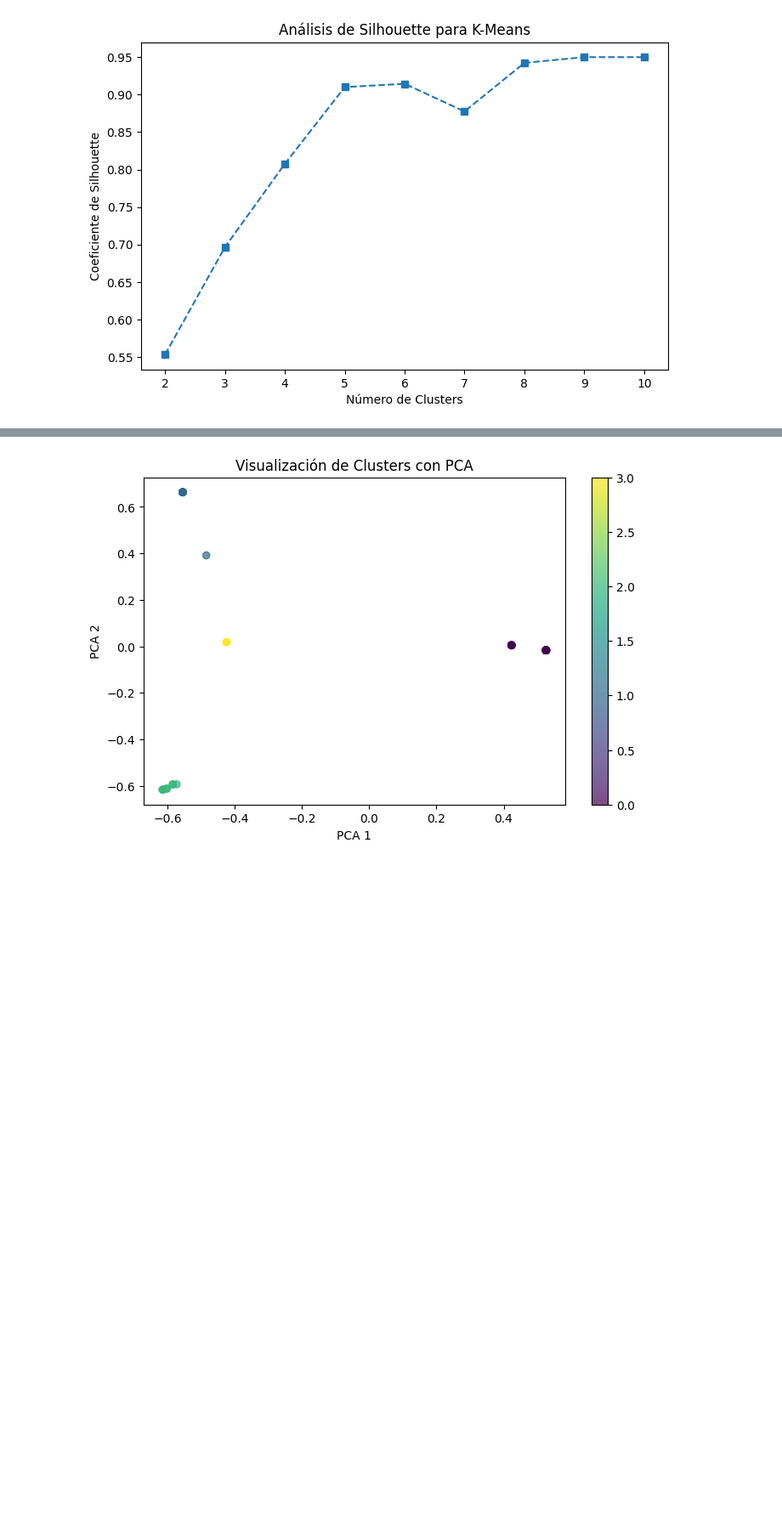
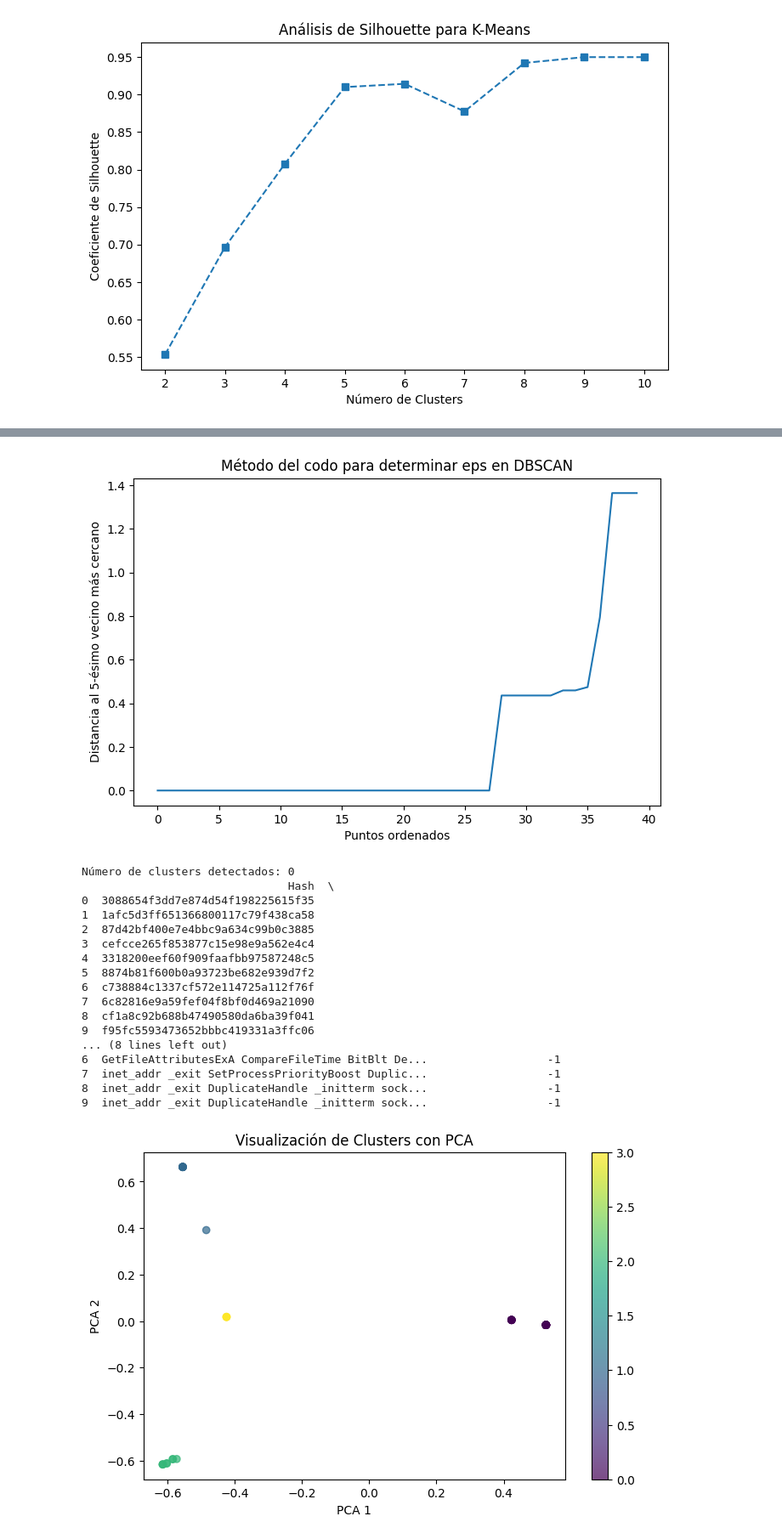
Before and after one commit to Overlord-slayer/Security_DS, a Jupyter notebook: lab4/lab4.ipynb, the cells around one changed output, grey strips where cells are left out. Shown at 85% size. Saved outputs shown, nothing was run; the diff lists cells and outputs as text; code cells hidden in the pictures; blank space fills up the shorter version.

```diff
--- a/lab4/lab4.ipynb
+++ b/lab4/lab4.ipynb
@@ -122,7 +122,6 @@ Procesado: AL65_DB05DF0498B59B42A8E493CF3C10C578
 # %%
 df = pd.DataFrame(dataset)
 # %%
-df = pd.DataFrame(dataset)
 
 vectorizer = TfidfVectorizer()
 X = vectorizer.fit_transform(df["Functions"])
@@ -248 +157,68 @@ plt.show()
+# %%
+import pandas as pd
+import numpy as np
+import matplotlib.pyplot as plt
+from sklearn.feature_extraction.text import TfidfVectorizer
+from sklearn.cluster import DBSCAN
+from sklearn.metrics import silhouette_score
+from sklearn.neighbors import NearestNeighbors
+
+
+# Vectorización de la columna 'Functions'
+vectorizer = TfidfVectorizer()
+X = vectorizer.fit_transform(df["Functions"].astype(str))
+
+# Método del codo para determinar eps
+k = 5  # Número de vecinos más cercanos
+nbrs = NearestNeighbors(n_neighbors=k).fit(X)
+distances, _ = nbrs.kneighbors(X)
+
+# Ordenar las distancias y graficarlas para visualizar el codo
+distances = np.sort(distances[:, k-1], axis=0)
+
+plt.figure(figsize=(8, 5))
+plt.plot(distances)
+plt.xlabel("Puntos ordenados")
+plt.ylabel(f"Distancia al {k}-ésimo vecino más cercano")
+plt.title("Método del codo para determinar eps en DBSCAN")
+plt.show()
+
+# Selección automática de eps basada en el percentil 85 (ajustable según la gráfica)
+eps_optimo = np.percentile(distances, 85)
+
+# Selección dinámica de min_samples
+min_samples_optimo = X.shape[1] * 2  # Doble del número de características
+
+# Aplicamos DBSCAN con estos parámetros
+dbscan = DBSCAN(eps=eps_optimo, min_samples=min_samples_optimo)
+labels_dbscan = dbscan.fit_predict(X)
+
+# Guardamos los resultados en el DataFrame
+df["DBSCAN_Cluster_New"] = labels_dbscan
+
+# Contamos el número de clusters detectados (excluyendo el ruido -1)
+num_clusters_detectados = len(set(labels_dbscan)) - (1 if -1 in labels_dbscan else 0)
+print(f"Número de clusters detectados: {num_clusters_detectados}")
+
+# Mostrar algunas filas con los nuevos clusters asignados
+print(df[["Hash", "Functions", "DBSCAN_Cluster_New"]].head(10))
+# %% [output]
+[figure, added]
+Número de clusters detectados: 0
+                               Hash  \
+0  3088654f3dd7e874d54f198225615f35
+1  1afc5d3ff651366800117c79f438ca58
+2  87d42bf400e7e4bbc9a634c99b0c3885
+3  cefcce265f853877c15e98e9a562e4c4
+4  3318200eef60f909faafbb97587248c5
+5  8874b81f600b0a93723be682e939d7f2
+6  c738884c1337cf572e114725a112f76f
+7  6c82816e9a59fef04f8bf0d469a21090
+8  cf1a8c92b688b47490580da6ba39f041
+9  f95fc5593473652bbbc419331a3ffc06
+... (8 lines left out)
+6  GetFileAttributesExA CompareFileTime BitBlt De...                  -1
+7  inet_addr _exit SetProcessPriorityBoost Duplic...                  -1
+8  inet_addr _exit DuplicateHandle _initterm sock...                  -1
+9  inet_addr _exit DuplicateHandle _initterm sock...                  -1
 # %%
```
Also changed, not shown: parts of 9 cells of this notebook, 3 other files.
